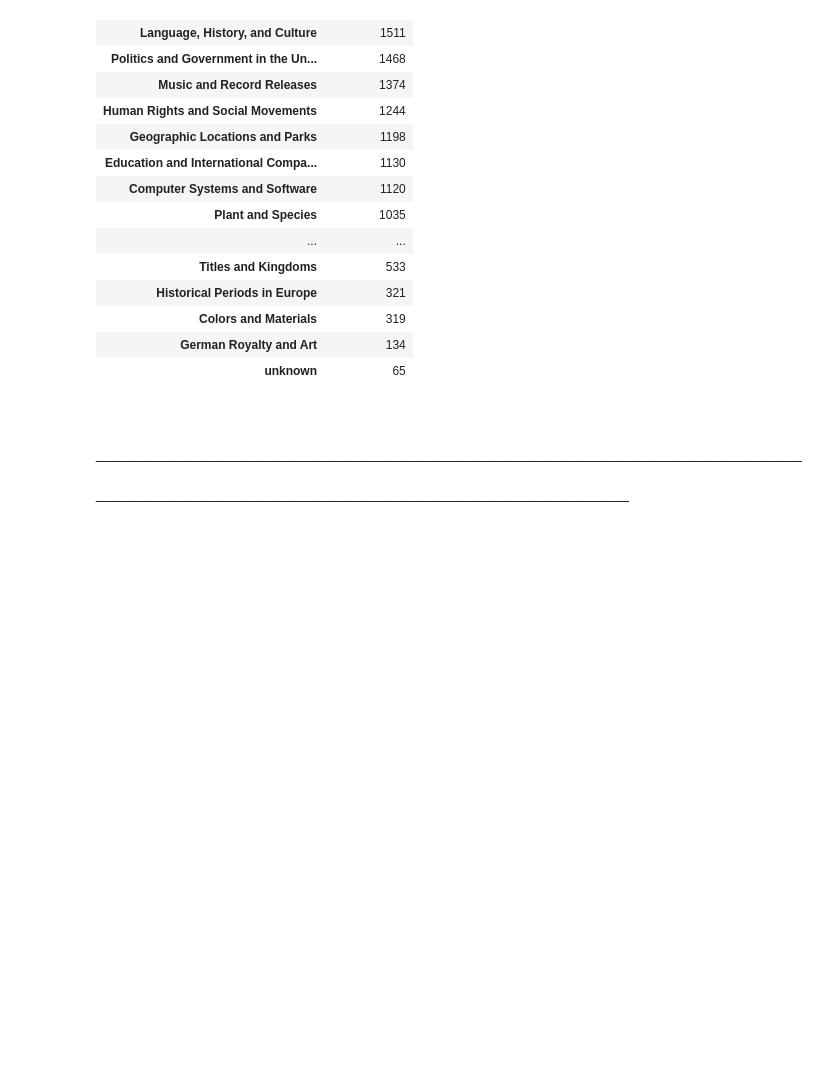
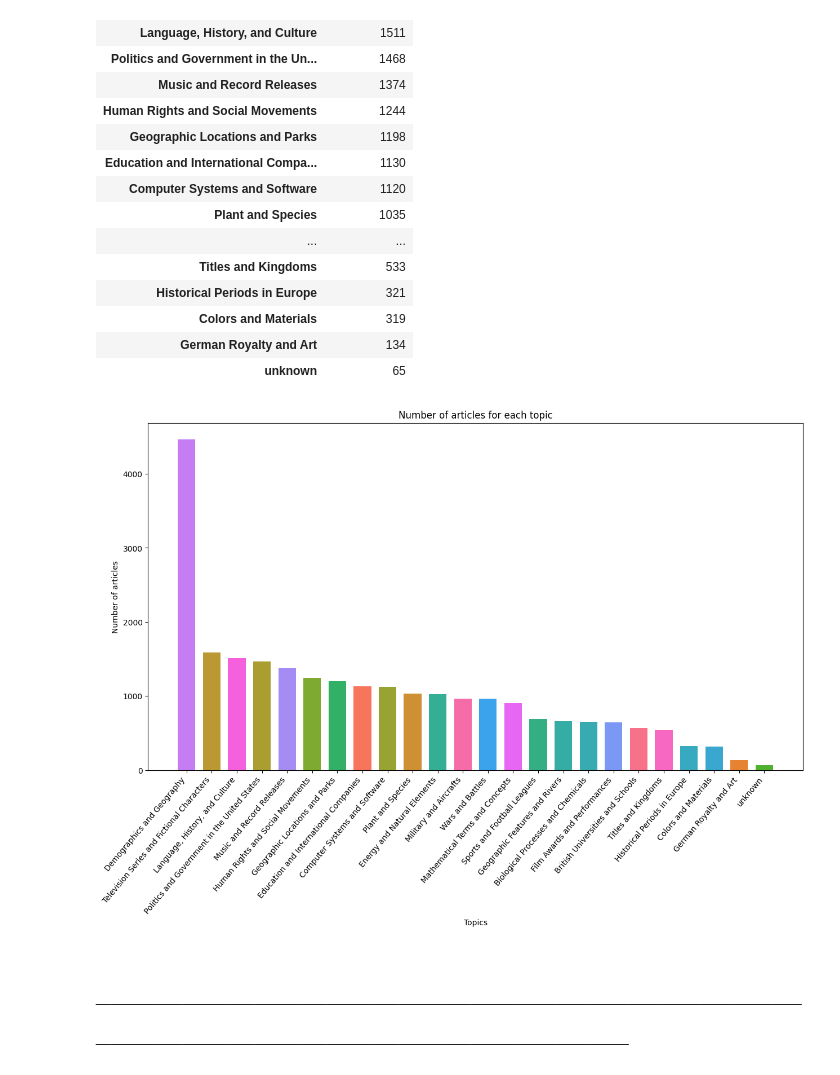
Before and after one commit to RomainPen/Topic_modeling, a Jupyter notebook: CODE/wiki_parser.ipynb, the cells around one changed output. Cells and saved outputs as stored; diff of their text form; code cells hidden in the pictures; blank space fills up the shorter version.

```diff
--- a/CODE/wiki_parser.ipynb
+++ b/CODE/wiki_parser.ipynb
@@ -814,7 +814,8 @@ df_corpus_test
 24556 rows × 4 columns
 # %%
 # Analyse the result of the clustering
-pd.DataFrame(df_corpus_test['topic'].value_counts()).rename(columns={"topic": "nb_of_article"})
+topic_count = pd.DataFrame(df_corpus_test['topic'].value_counts()).rename(columns={"topic": "nb_of_article"})
+topic_count
 # %% [output]
 |  | nb_of_article |
 | Demographics and Geography | 4464 |
@@ -833,6 +834,32 @@ pd.DataFrame(df_corpus_test['topic'].value_counts()).rename(columns={"topic": "n
 | Colors and Materials | 319 |
 | German Royalty and Art | 134 |
 | unknown | 65 |
+# %%
+#histogram of topic :
+import matplotlib.pyplot as plt
+import seaborn as sns
+import random
+
+fig, ax = plt.subplots(figsize=(15, 8))
+n_bars = len(topic_count)
+colors = sns.color_palette('husl', n_bars)
+
+# Shuffle the color list randomly for added randomness
+random.shuffle(colors)
+
+# Plot the histogram using Matplotlib
+plt.bar(topic_count.index, topic_count['nb_of_article'], color=colors, width=0.7)
+
+# Optionally, you can add labels and title to the plot for better understanding
+plt.xlabel('Topics')
+plt.ylabel('Number of articles')
+plt.title('Number of articles for each topic')
+
+plt.xticks(rotation=50, ha='right')
+# Show the plot
+plt.show()
+# %% [output]
+[figure, added]
 # %% [markdown]
 # ______________________________________________________________________________________
 # %% [markdown]
```
Also changed, not shown: 2 other files.
